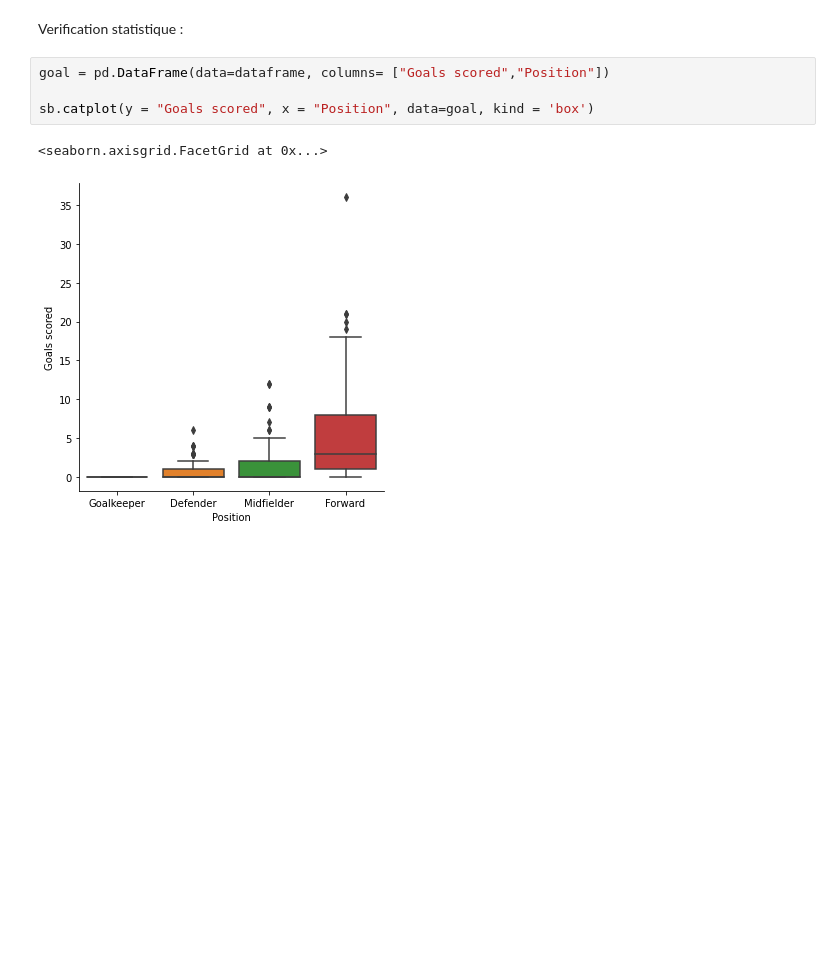
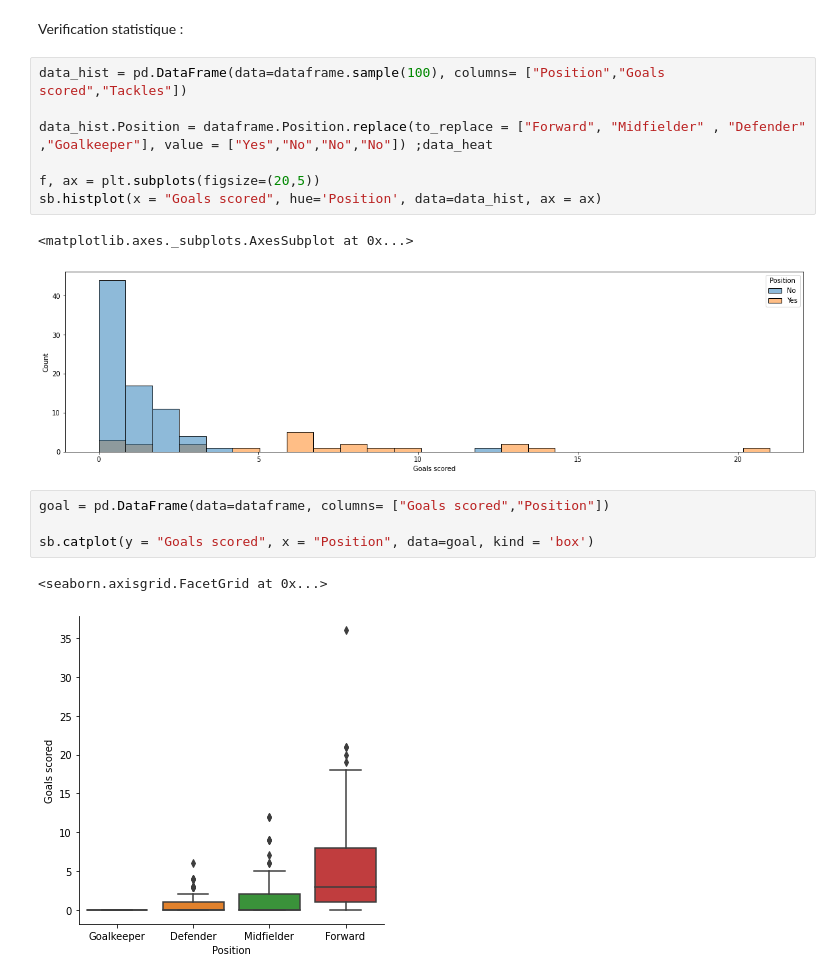
Before and after one commit to agomesdacosta3/H3_Exo_Python, a Jupyter notebook: Projet_Advanced_Stats.ipynb, the cells around one changed output. Drawn from its saved outputs; the diff is of its cells as text; blank space fills up the shorter version.

```diff
--- a/Projet_Advanced_Stats.ipynb
+++ b/Projet_Advanced_Stats.ipynb
@@ -117,5 +125,15 @@ Coef corrélation entre Défenseur et Nombres de tacles = 0.49
 # %% [markdown]
 Verification statistique :
+# %%
+data_hist = pd.DataFrame(data=dataframe.sample(100), columns= ["Position","Goals scored","Tackles"])
+
+data_hist.Position = dataframe.Position.replace(to_replace = ["Forward", "Midfielder" , "Defender" ,"Goalkeeper"], value = ["Yes","No","No","No"]) ;data_heat
+
+f, ax = plt.subplots(figsize=(20,5))
+sb.histplot(x = "Goals scored", hue='Position', data=data_hist, ax = ax)
+# %% [output]
+<matplotlib.axes._subplots.AxesSubplot at 0x...>
+[figure, added]
 # %%
 goal = pd.DataFrame(data=dataframe, columns= ["Goals scored","Position"])
 
```
Also changed, not shown: parts of 15 cells of this notebook.
